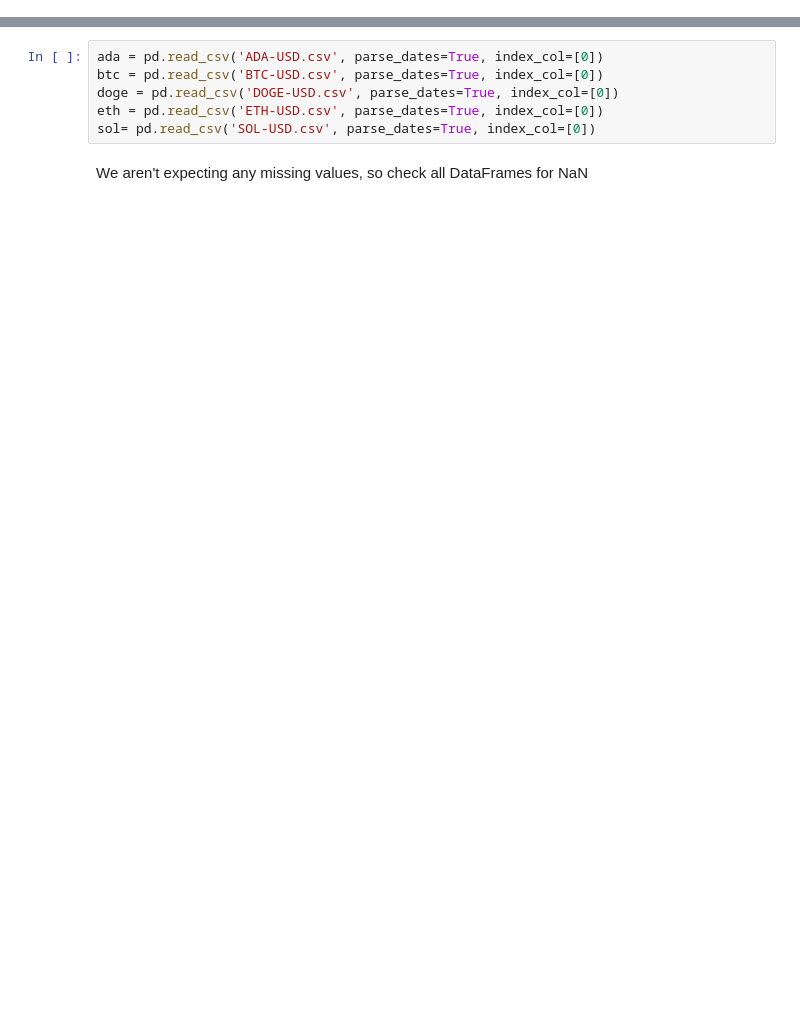
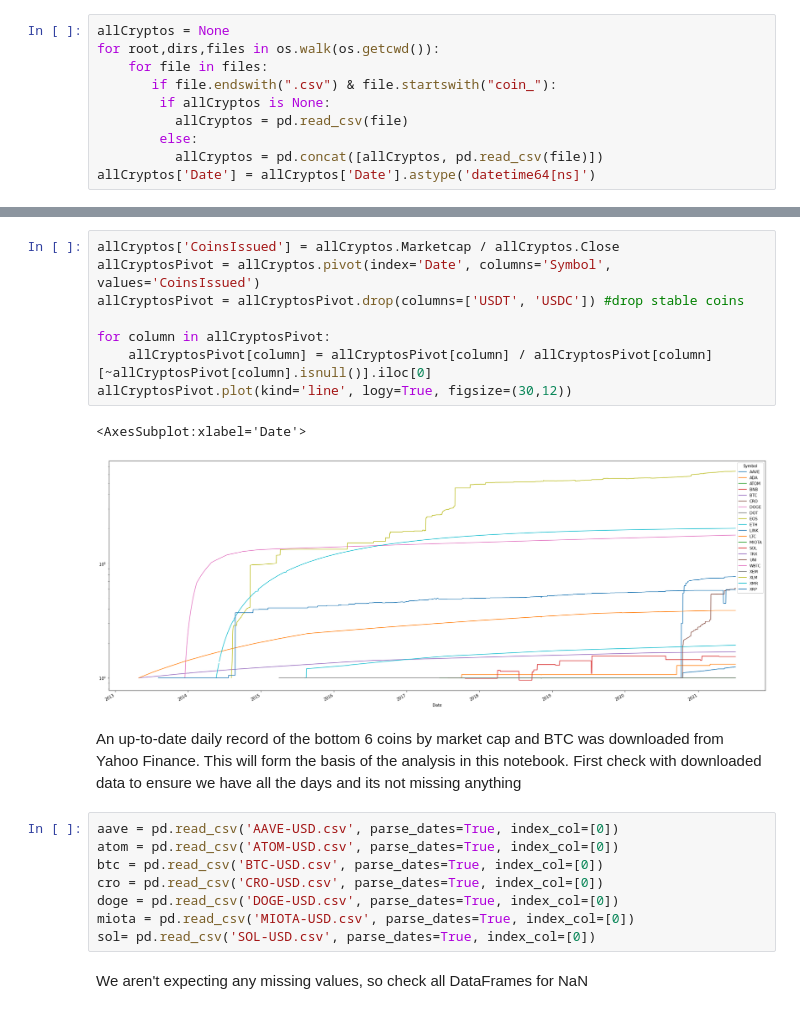
Before and after one commit to quantivfy/PublicNotebooks, a Jupyter notebook: Crypto2/Crypto.ipynb, the cells around one changed output, grey strips where cells are left out. Saved outputs shown, nothing was run; the diff lists cells and outputs as text; blank space fills up the shorter version.

```diff
--- a/Crypto2/Crypto.ipynb
+++ b/Crypto2/Crypto.ipynb
@@ -9,0 +13,10 @@ Bring in the crypto datasets.  These are the max historical data from Yahoo fina
+# %%
+allCryptos = None
+for root,dirs,files in os.walk(os.getcwd()):
+    for file in files:
+       if file.endswith(".csv") & file.startswith("coin_"):
+        if allCryptos is None:
+          allCryptos = pd.read_csv(file)
+        else:
+          allCryptos = pd.concat([allCryptos, pd.read_csv(file)])
+allCryptos['Date'] = allCryptos['Date'].astype('datetime64[ns]')
@@ -10,8 +43,23 @@ Bring in the crypto datasets.  These are the max historical data from Yahoo fina
+# %%
+allCryptos['CoinsIssued'] = allCryptos.Marketcap / allCryptos.Close
+allCryptosPivot = allCryptos.pivot(index='Date', columns='Symbol', values='CoinsIssued')
+allCryptosPivot = allCryptosPivot.drop(columns=['USDT', 'USDC']) #drop stable coins
+
+for column in allCryptosPivot:
+    allCryptosPivot[column] = allCryptosPivot[column] / allCryptosPivot[column][~allCryptosPivot[column].isnull()].iloc[0]
+allCryptosPivot.plot(kind='line', logy=True, figsize=(30,12))
+# %% [output]
+<AxesSubplot:xlabel='Date'>
+[figure, added]
+# %% [markdown]
+An up-to-date daily record of the bottom 6 coins by market cap and BTC was downloaded from Yahoo Finance.  This will form the basis of the analysis in this notebook.  First check with downloaded data to ensure we have all the days and its not missing anything
 # %%
-ada = pd.read_csv('ADA-USD.csv', parse_dates=True, index_col=[0])
+aave = pd.read_csv('AAVE-USD.csv', parse_dates=True, index_col=[0])
+atom = pd.read_csv('ATOM-USD.csv', parse_dates=True, index_col=[0])
 btc = pd.read_csv('BTC-USD.csv', parse_dates=True, index_col=[0])
+cro = pd.read_csv('CRO-USD.csv', parse_dates=True, index_col=[0])
 doge = pd.read_csv('DOGE-USD.csv', parse_dates=True, index_col=[0])
-eth = pd.read_csv('ETH-USD.csv', parse_dates=True, index_col=[0])
+miota = pd.read_csv('MIOTA-USD.csv', parse_dates=True, index_col=[0])
 sol= pd.read_csv('SOL-USD.csv', parse_dates=True, index_col=[0])
 # %% [markdown]
 We aren't expecting any missing values, so check all DataFrames for NaN
```
Also changed, not shown: parts of 16 cells of this notebook.
